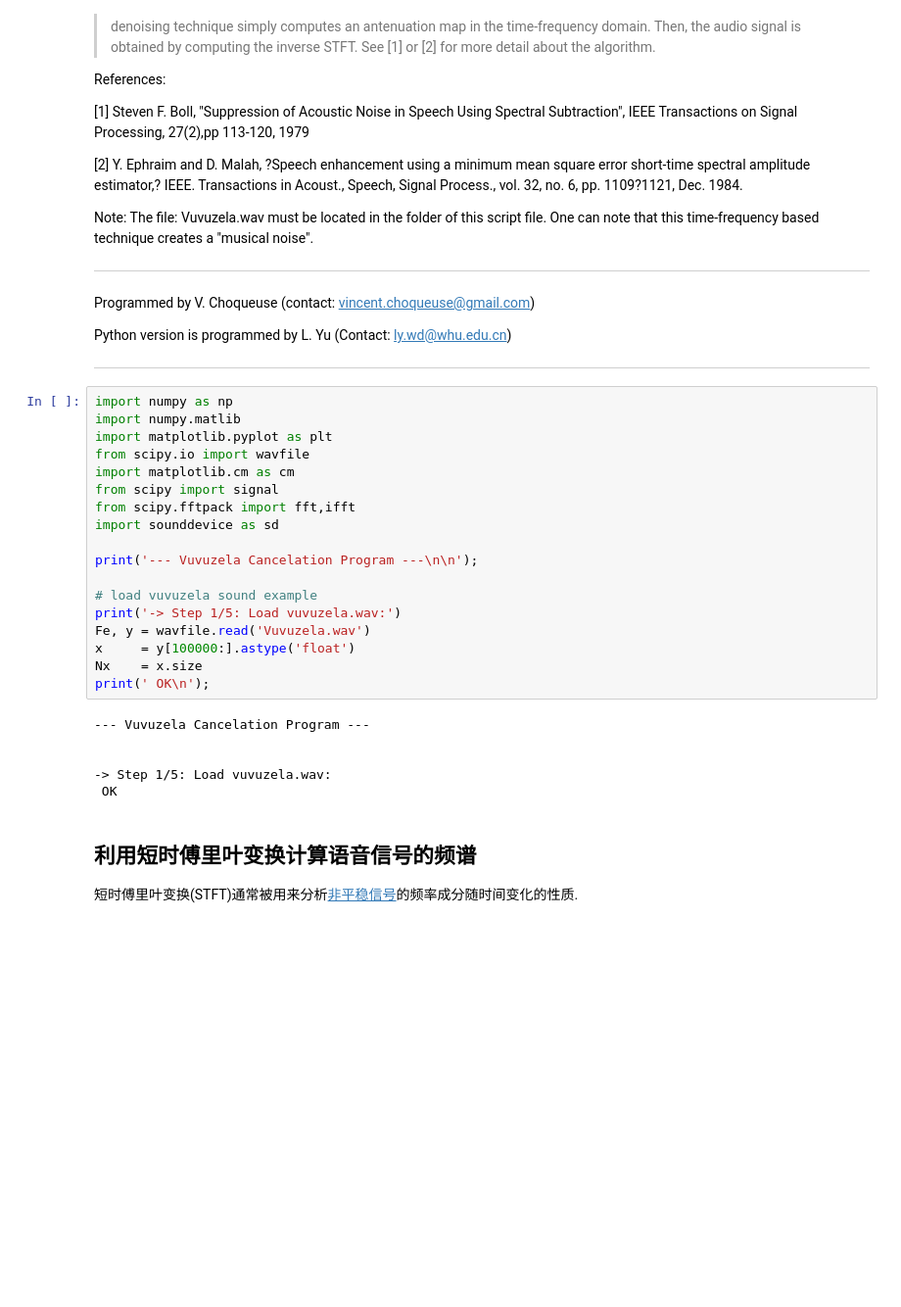
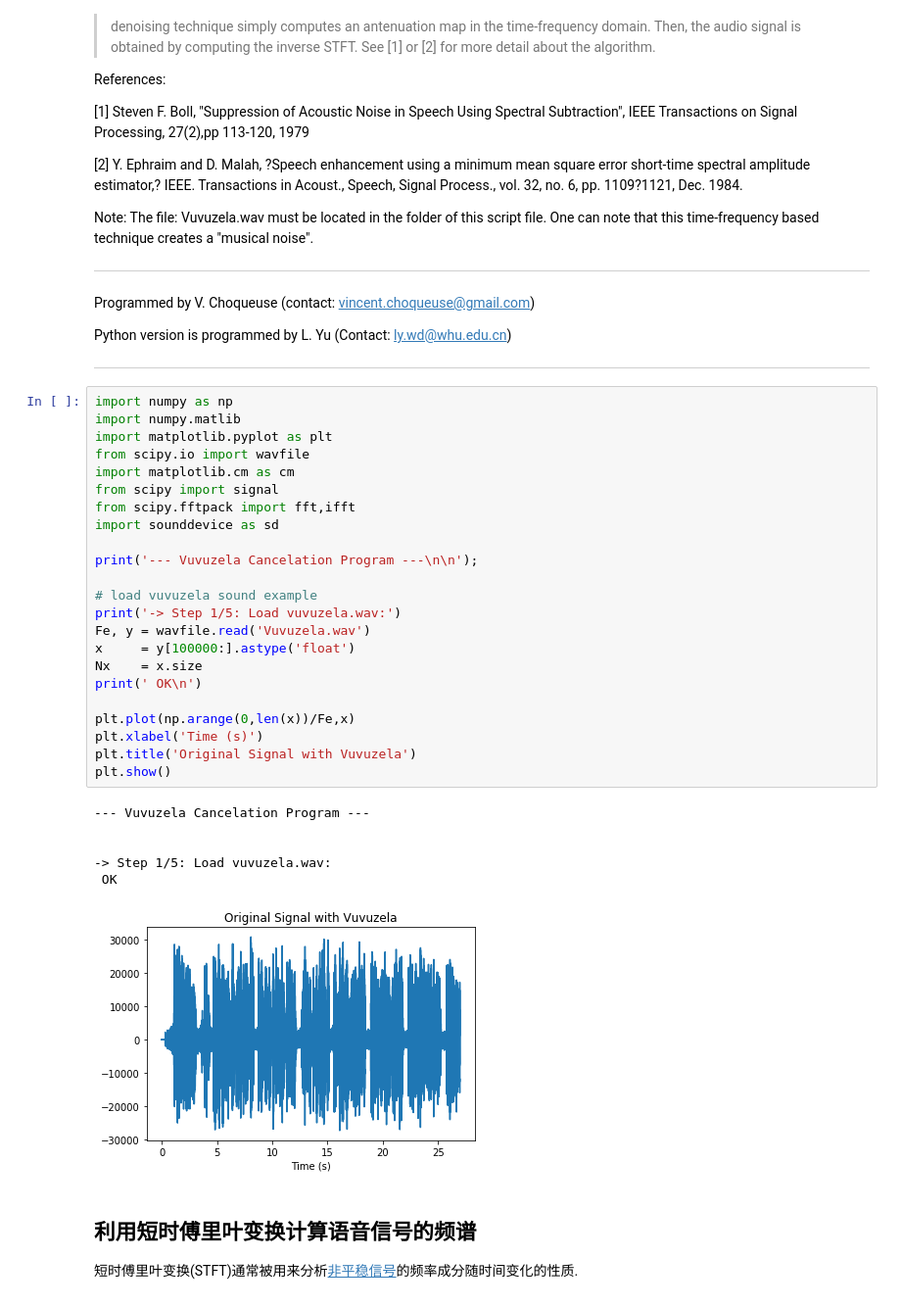
Before and after one commit to yuleiwhu/dspcourse, a Jupyter notebook: Chapter 3/应用案例_vuvuzela_denoising.ipynb, the cells around one changed output. Shown at 98% size. Saved outputs shown, nothing was run; the diff lists cells and outputs as text; blank space fills up the shorter version.

```diff
--- a/Chapter 3/应用案例_vuvuzela_denoising.ipynb
+++ b/Chapter 3/应用案例_vuvuzela_denoising.ipynb
@@ -36,27 +36,33 @@ Python version is programmed by L. Yu (Contact: ly.wd@whu.edu.cn)
 # %%
 import numpy as np
 import numpy.matlib
 import matplotlib.pyplot as plt
 from scipy.io import wavfile
 import matplotlib.cm as cm
 from scipy import signal
 from scipy.fftpack import fft,ifft
 import sounddevice as sd
 
 print('--- Vuvuzela Cancelation Program ---\n\n');
 
 # load vuvuzela sound example
 print('-> Step 1/5: Load vuvuzela.wav:')
 Fe, y = wavfile.read('Vuvuzela.wav')
 x     = y[100000:].astype('float')
 Nx    = x.size
-print(' OK\n');
+print(' OK\n')
+
+plt.plot(np.arange(0,len(x))/Fe,x)
+plt.xlabel('Time (s)')
+plt.title('Original Signal with Vuvuzela')
+plt.show()
 # %% [output]
 --- Vuvuzela Cancelation Program ---
 
 
 -> Step 1/5: Load vuvuzela.wav:
  OK
+[figure, added]
 # %% [markdown]
 ## 利用短时傅里叶变换计算语音信号的频谱
 短时傅里叶变换(STFT)通常被用来分析[非平稳信号](https://baike.baidu.com/item/%E9%9D%9E%E5%B9%B3%E7%A8%B3%E4%BF%A1%E5%8F%B7)的频率成分随时间变化的性质.
```
